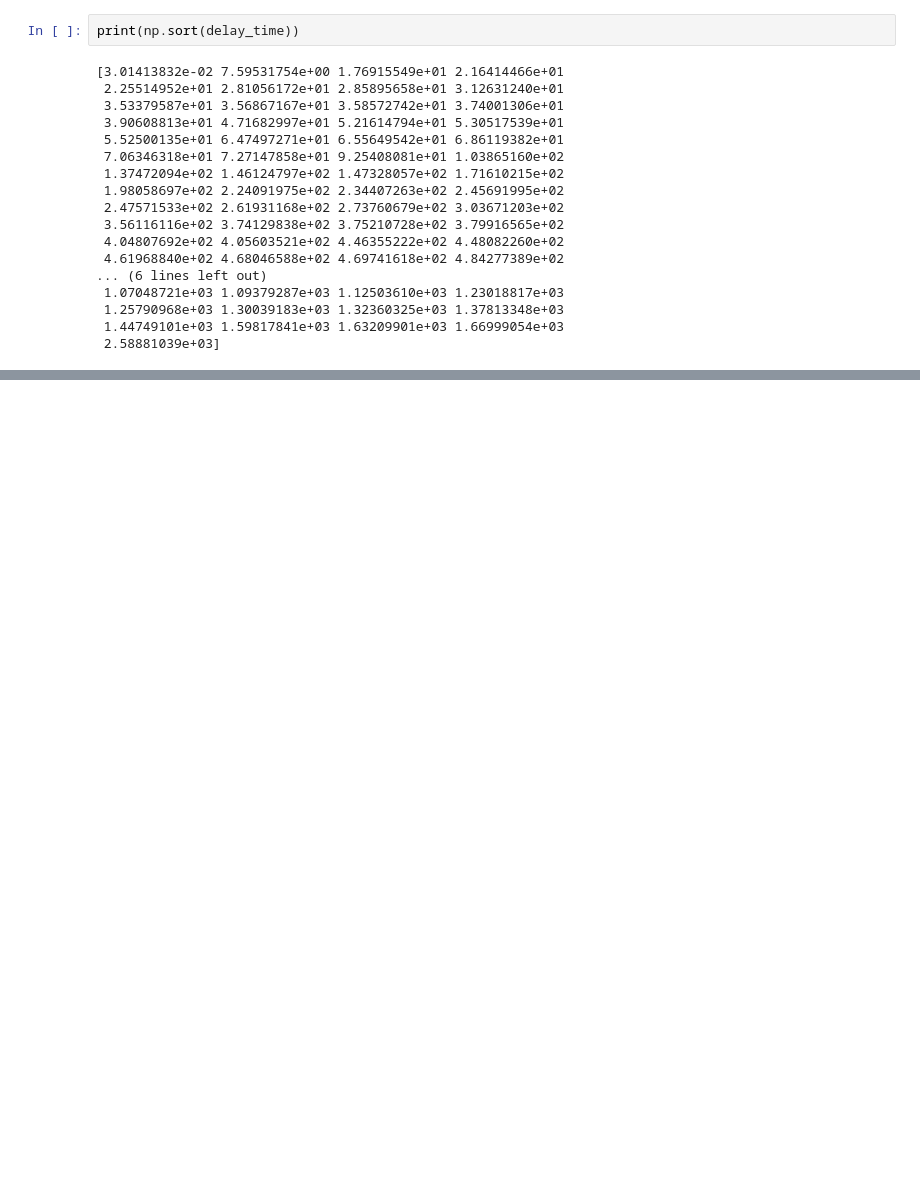
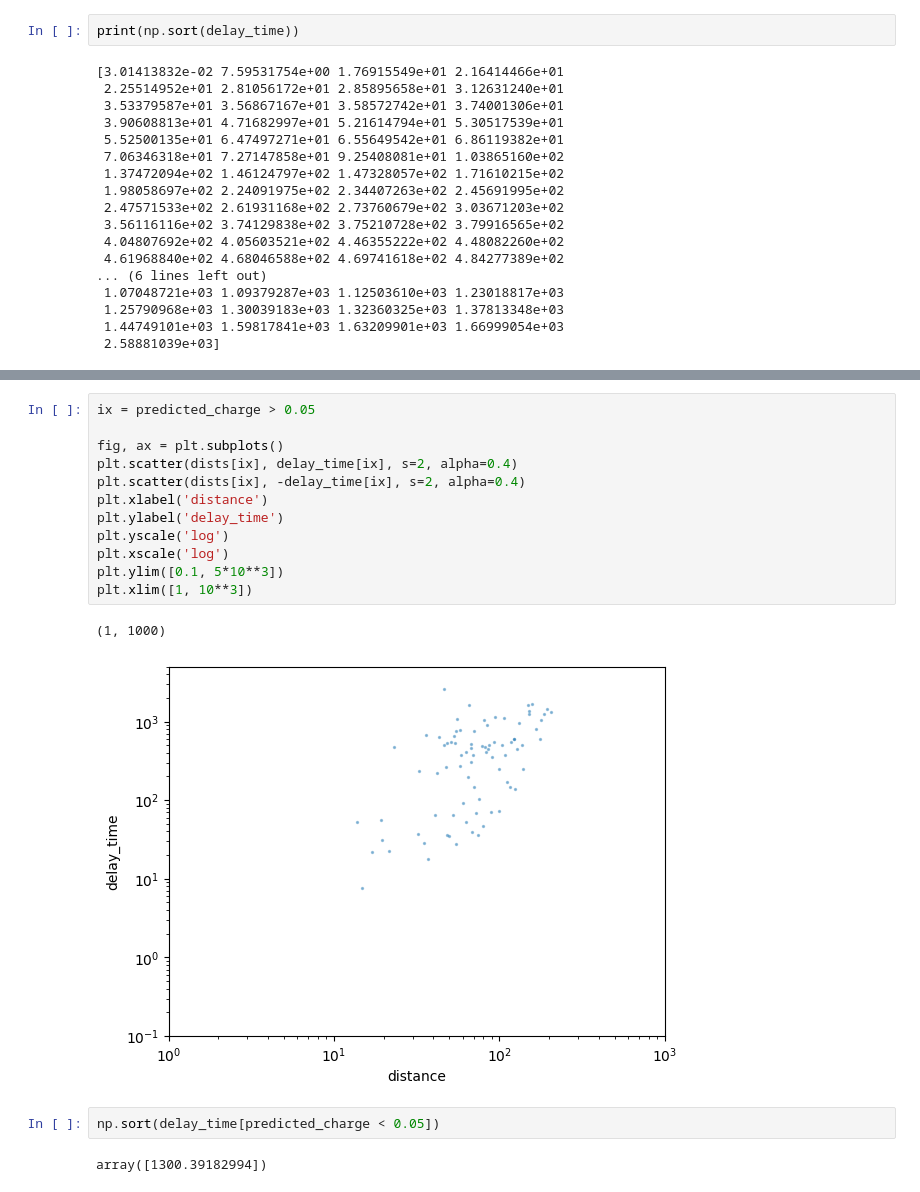
Before and after one commit to rishibbdb/TPN_DeV, a Jupyter notebook: dev/notebooks/investigate_into_noise_weights.ipynb, the cells around one changed output, grey strips where cells are left out. Drawn from its saved outputs; the diff is of its cells as text; blank space fills up the shorter version.

```diff
--- a/dev/notebooks/investigate_into_noise_weights.ipynb
+++ b/dev/notebooks/investigate_into_noise_weights.ipynb
@@ -123,0 +174,19 @@ array([1300.39182994])
+# %%
+ix = predicted_charge > 0.05
+
+fig, ax = plt.subplots()
+plt.scatter(dists[ix], delay_time[ix], s=2, alpha=0.4)
+plt.scatter(dists[ix], -delay_time[ix], s=2, alpha=0.4)
+plt.xlabel('distance')
+plt.ylabel('delay_time')
+plt.yscale('log')
+plt.xscale('log')
+plt.ylim([0.1, 5*10**3])
+plt.xlim([1, 10**3])
+# %% [output]
+(1, 1000)
+[figure, added]
+# %%
+np.sort(delay_time[predicted_charge < 0.05])
+# %% [output]
+array([1300.39182994])
```
Also changed, not shown: parts of 8 cells of this notebook, 4 other files.
